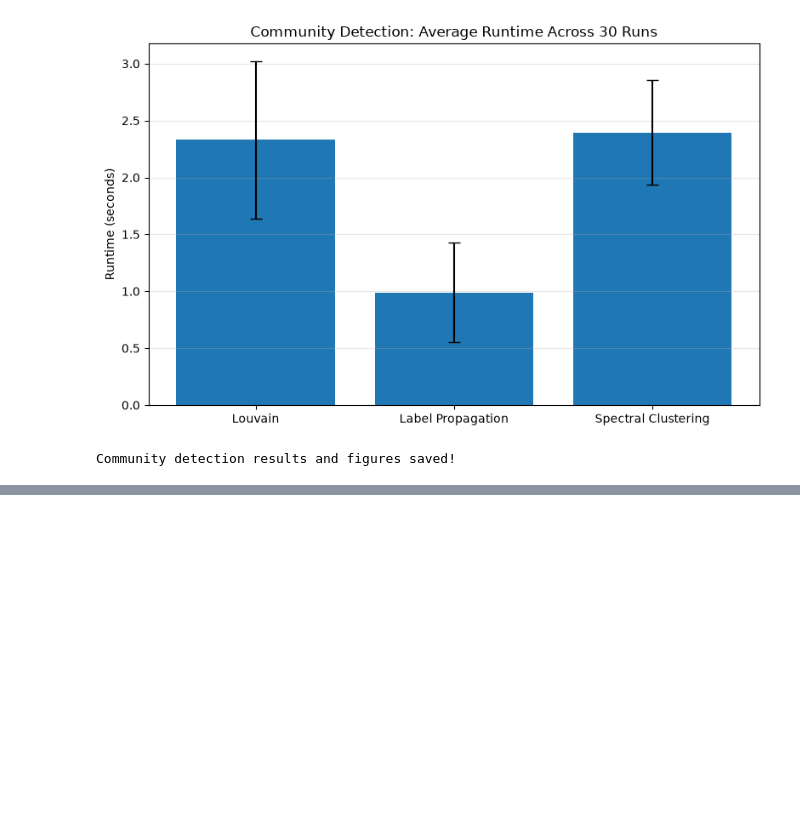
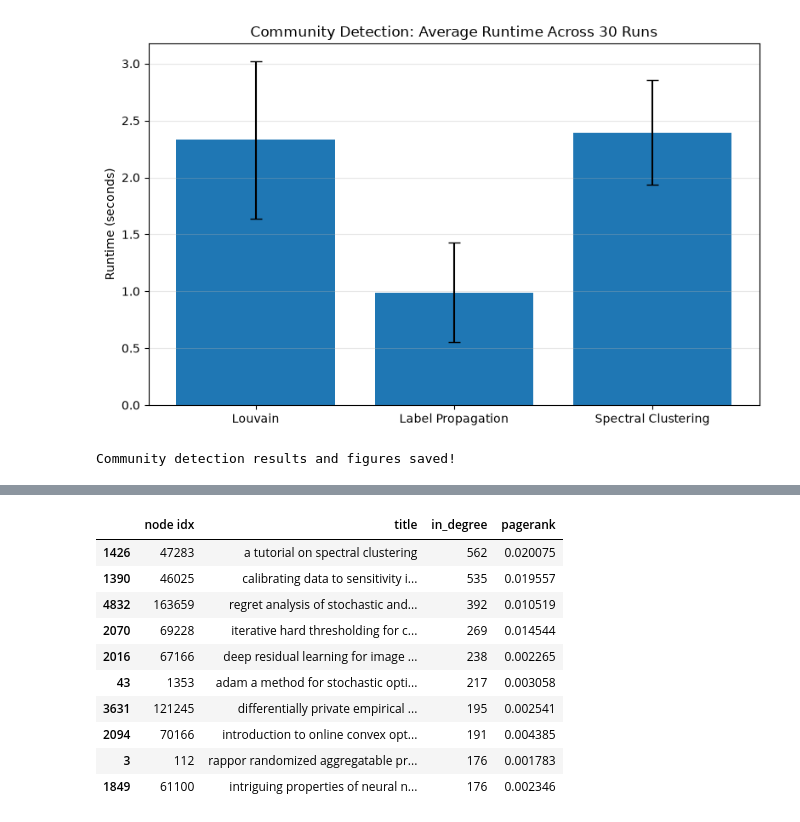
Before and after one commit to Sav-lets/cos802-network-analysis, a Jupyter notebook: notebooks/05_large_network_analysis.ipynb, the cells around one changed output, grey strips where cells are left out. Saved outputs shown, nothing was run; the diff lists cells and outputs as text; code cells hidden in the pictures; blank space fills up the shorter version.

```diff
--- a/notebooks/05_large_network_analysis.ipynb
+++ b/notebooks/05_large_network_analysis.ipynb
@@ -1324,0 +1385,86 @@ Community detection results and figures saved!
+# %%
+
+# Step 4.5A — Degree centrality and PageRank
+
+import networkx as nx
+import pandas as pd
+import time
+
+# Use exactly the same 5,000 paper IDs as our community analysis
+subset_nodes = sorted(G_subset.nodes())
+
+# Preserve citation direction within the selected subgraph
+G_subset_directed = G_directed.subgraph(subset_nodes).copy()
+
+print("DIRECTED SUBGRAPH")
+print("Nodes:", G_subset_directed.number_of_nodes())
+print("Edges:", G_subset_directed.number_of_edges())
+
+# 1. Degree centrality on the undirected graph
+start = time.perf_counter()
+degree_scores = nx.degree_centrality(G_subset)
+degree_runtime = time.perf_counter() - start
+
+# 2. Citation counts within the sampled network
+in_degree_scores = dict(G_subset_directed.in_degree())
+out_degree_scores = dict(G_subset_directed.out_degree())
+
+# 3. PageRank on the directed citation graph
+start = time.perf_counter()
+pagerank_scores = nx.pagerank(
+    G_subset_directed,
+    alpha=0.85,
+    weight=None
+)
+pagerank_runtime = time.perf_counter() - start
+
+# Combine metrics into one table
+influence_df = pd.DataFrame({
+    "node idx": subset_nodes,
+    "degree_centrality": [
+        degree_scores[n] for n in subset_nodes
+    ],
+    "in_degree": [
+        in_degree_scores[n] for n in subset_nodes
+    ],
+    "out_degree": [
+        out_degree_scores[n] for n in subset_nodes
+    ],
+    "pagerank": [
+        pagerank_scores[n] for n in subset_nodes
+    ]
+})
+
+# Attach paper titles
+influence_df = influence_df.merge(
+    subset_metadata[["node idx", "paper id", "title"]],
+    on="node idx",
+    how="left",
+    validate="one_to_one"
+)
+
+print("\nCOMPUTATION TIMES")
+print(f"Degree centrality: {degree_runtime:.4f} seconds")
+print(f"PageRank: {pagerank_runtime:.4f} seconds")
+
+print("\nTOP 10 PAPERS BY IN-DEGREE")
+display(
+    influence_df.nlargest(10, "in_degree")[
+        ["node idx", "title", "in_degree", "pagerank"]
+    ]
+)
+
+print("\nTOP 10 PAPERS BY PAGERANK")
+display(
+    influence_df.nlargest(10, "pagerank")[
+        ["node idx", "title", "in_degree", "pagerank"]
+    ]
+)
+
+print("\nTOP 10 PAPERS BY DEGREE CENTRALITY")
+display(
+    influence_df.nlargest(10, "degree_centrality")[
+        ["node idx", "title", "degree_centrality"]
+    ]
+)
+# %% [output]
@@ -1324,0 +1480,11 @@ Community detection results and figures saved!
+|  | node idx | title | in_degree | pagerank |
+| 1426 | 47283 | a tutorial on spectral clustering | 562 | 0.020075 |
+| 1390 | 46025 | calibrating data to sensitivity i... | 535 | 0.019557 |
+| 4832 | 163659 | regret analysis of stochastic and... | 392 | 0.010519 |
+| 2070 | 69228 | iterative hard thresholding for c... | 269 | 0.014544 |
+| 2016 | 67166 | deep residual learning for image ... | 238 | 0.002265 |
+| 43 | 1353 | adam a method for stochastic opti... | 217 | 0.003058 |
+| 3631 | 121245 | differentially private empirical ... | 195 | 0.002541 |
+| 2094 | 70166 | introduction to online convex opt... | 191 | 0.004385 |
+| 3 | 112 | rappor randomized aggregatable pr... | 176 | 0.001783 |
+| 1849 | 61100 | intriguing properties of neural n... | 176 | 0.002346 |
```
Also changed, not shown: parts of 6 cells of this notebook, 5 other files.
